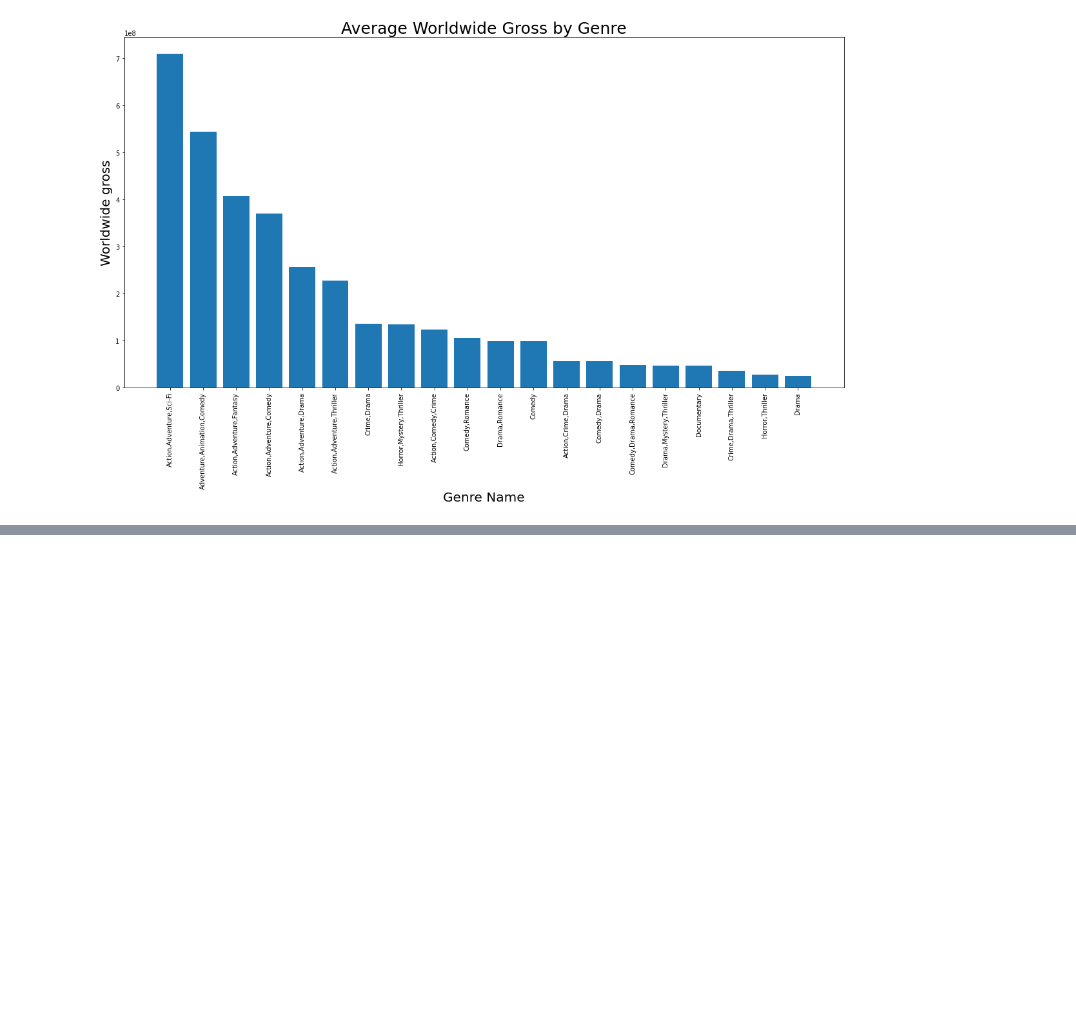
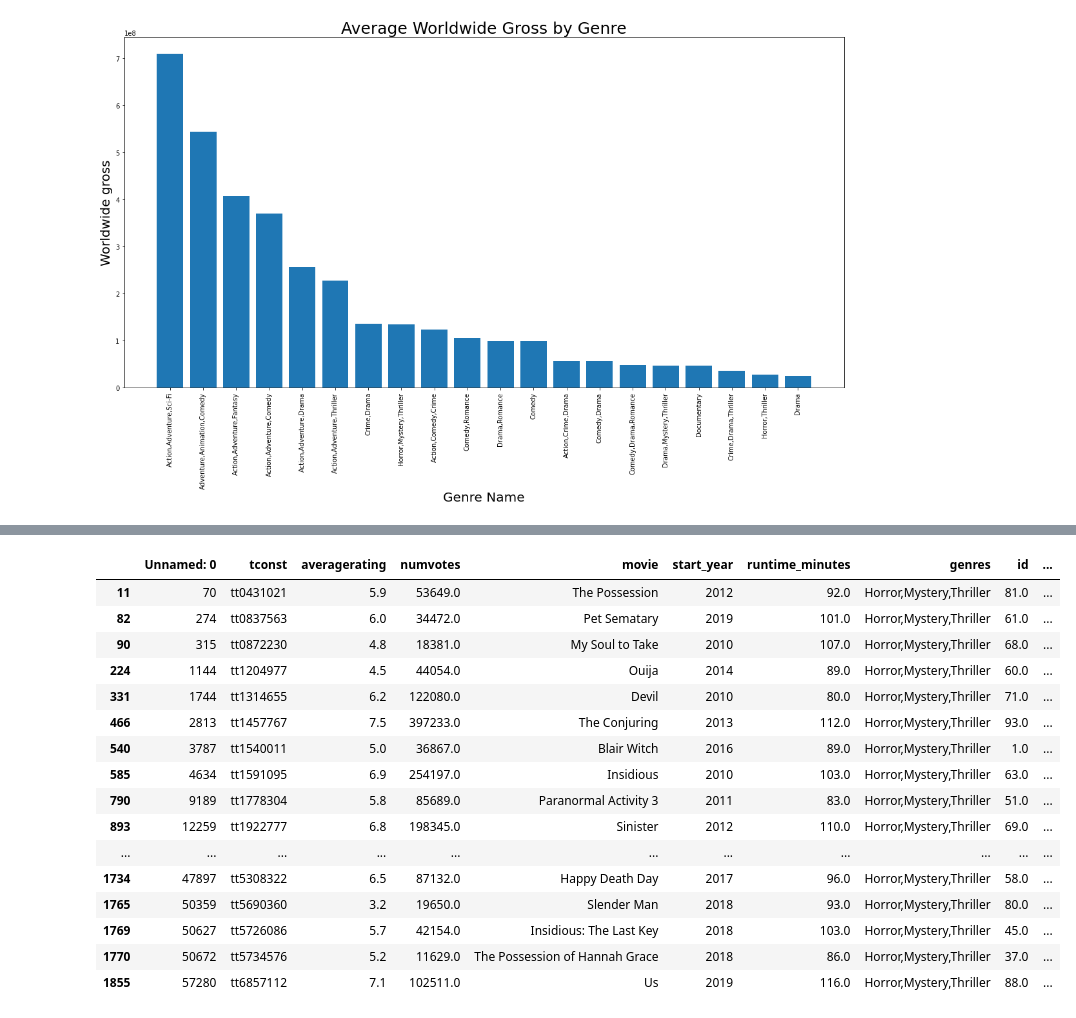
Before and after one commit to EmmaChoate/microsoft_movie_analysis, a Jupyter notebook: data/zippedData/Untitled.ipynb, the cells around one changed output, grey strips where cells are left out. Saved outputs shown, nothing was run; the diff lists cells and outputs as text; code cells hidden in the pictures; blank space fills up the shorter version.

```diff
--- a/data/zippedData/Untitled.ipynb
+++ b/data/zippedData/Untitled.ipynb
@@ -661,0 +669,21 @@ mega=mega_table2.loc[mega_table2['production_budget']>=50000000]
+# %%
+mega_table2_horrormt=mega_table2_votes.loc[mega_table2_votes['genres']=='Horror,Mystery,Thriller']
+mega_table2_horrormt
+# %% [output]
+|  | Unnamed: 0 | tconst | averagerating | numvotes | movie | start_year | runtime_minutes | genres | id | ... |
+| 11 | 70 | tt0431021 | 5.9 | 53649.0 | The Possession | 2012 | 92.0 | Horror,Mystery,Thriller | 81.0 | ... |
+| 82 | 274 | tt0837563 | 6.0 | 34472.0 | Pet Sematary | 2019 | 101.0 | Horror,Mystery,Thriller | 61.0 | ... |
+| 90 | 315 | tt0872230 | 4.8 | 18381.0 | My Soul to Take | 2010 | 107.0 | Horror,Mystery,Thriller | 68.0 | ... |
+| 224 | 1144 | tt1204977 | 4.5 | 44054.0 | Ouija | 2014 | 89.0 | Horror,Mystery,Thriller | 60.0 | ... |
+| 331 | 1744 | tt1314655 | 6.2 | 122080.0 | Devil | 2010 | 80.0 | Horror,Mystery,Thriller | 71.0 | ... |
+| 466 | 2813 | tt1457767 | 7.5 | 397233.0 | The Conjuring | 2013 | 112.0 | Horror,Mystery,Thriller | 93.0 | ... |
+| 540 | 3787 | tt1540011 | 5.0 | 36867.0 | Blair Witch | 2016 | 89.0 | Horror,Mystery,Thriller | 1.0 | ... |
+| 585 | 4634 | tt1591095 | 6.9 | 254197.0 | Insidious | 2010 | 103.0 | Horror,Mystery,Thriller | 63.0 | ... |
+| 790 | 9189 | tt1778304 | 5.8 | 85689.0 | Paranormal Activity 3 | 2011 | 83.0 | Horror,Mystery,Thriller | 51.0 | ... |
+| 893 | 12259 | tt1922777 | 6.8 | 198345.0 | Sinister | 2012 | 110.0 | Horror,Mystery,Thriller | 69.0 | ... |
+| ... | ... | ... | ... | ... | ... | ... | ... | ... | ... | ... |
+| 1734 | 47897 | tt5308322 | 6.5 | 87132.0 | Happy Death Day | 2017 | 96.0 | Horror,Mystery,Thriller | 58.0 | ... |
+| 1765 | 50359 | tt5690360 | 3.2 | 19650.0 | Slender Man | 2018 | 93.0 | Horror,Mystery,Thriller | 80.0 | ... |
+| 1769 | 50627 | tt5726086 | 5.7 | 42154.0 | Insidious: The Last Key | 2018 | 103.0 | Horror,Mystery,Thriller | 45.0 | ... |
+| 1770 | 50672 | tt5734576 | 5.2 | 11629.0 | The Possession of Hannah Grace | 2018 | 86.0 | Horror,Mystery,Thriller | 37.0 | ... |
+| 1855 | 57280 | tt6857112 | 7.1 | 102511.0 | Us | 2019 | 116.0 | Horror,Mystery,Thriller | 88.0 | ... |
```
Also changed, not shown: parts of 13 cells of this notebook.
